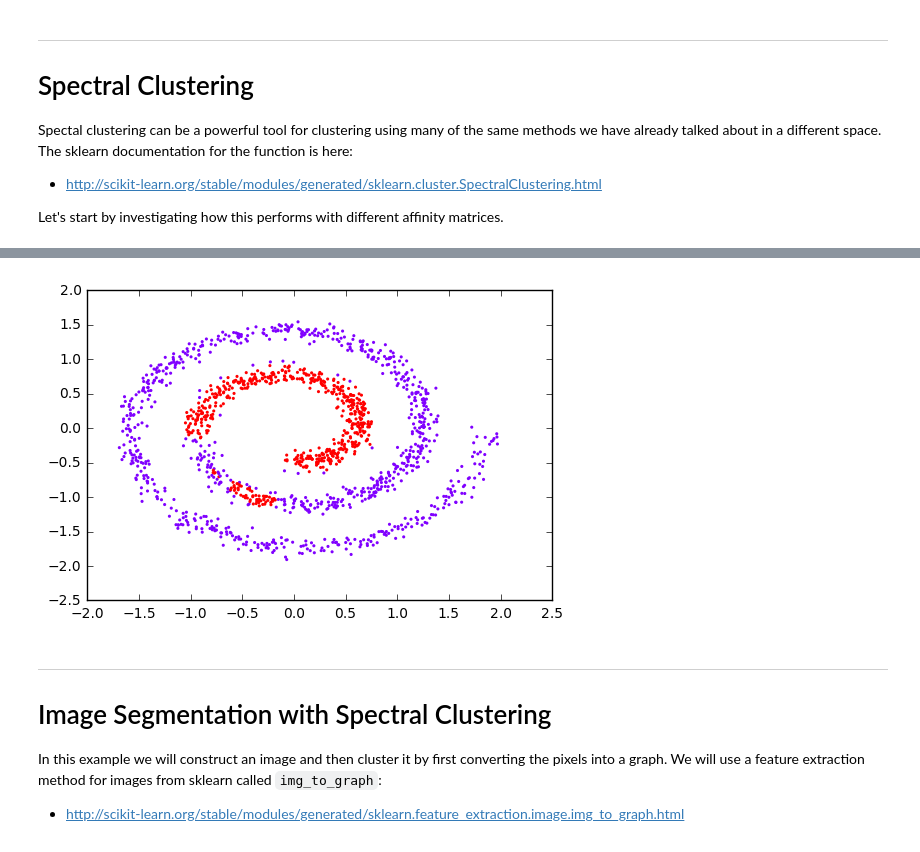
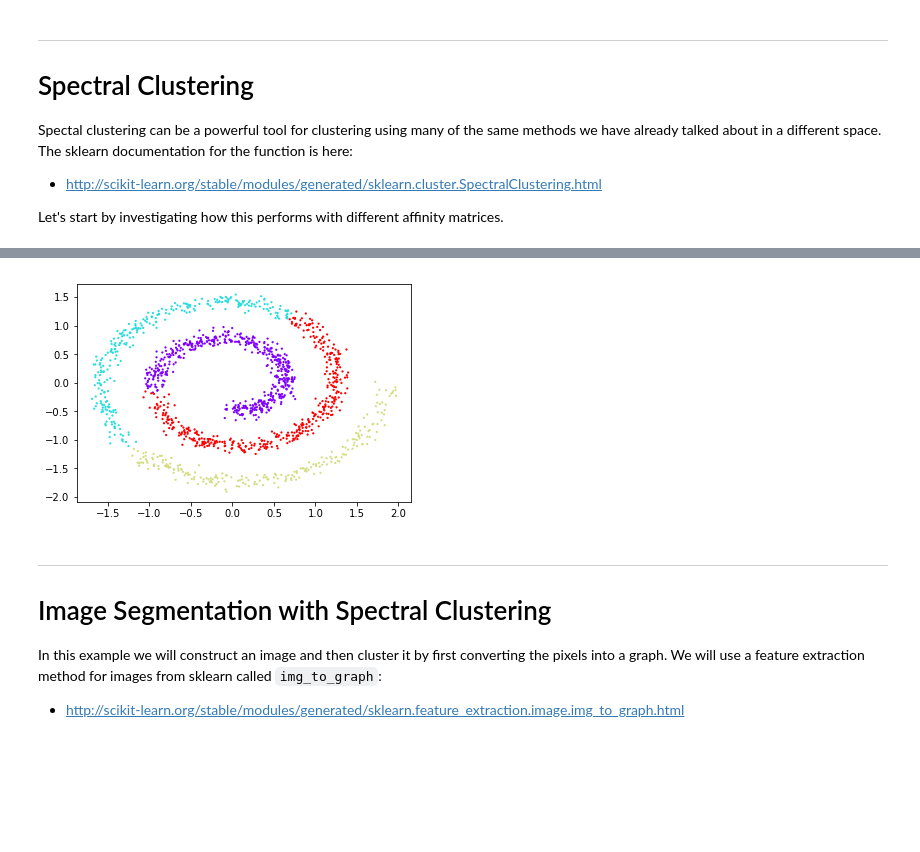
Before and after one commit to eclarson/DataMiningNotebooks, a Jupyter notebook: 11. More Clustering.ipynb, the cells around one changed output, grey strips where cells are left out. Cells and saved outputs as stored; diff of their text form; code cells hidden in the pictures; blank space fills up the shorter version.

```diff
--- a/11. More Clustering.ipynb
+++ b/11. More Clustering.ipynb
@@ -241,22 +245,22 @@ plt.show()
 # %%
 from sklearn.metrics.pairwise import pairwise_distances
 
 X = X2
-nclust = 2
+nclust = 4
 
 d = pairwise_distances(X, metric='euclidean')
 d = np.exp(- d**2 / (2.* 0.1**2)) # convert from euclidean distance to similarity
 # this is Eric's function, empirically it works
 
 spc = SpectralClustering(n_clusters=nclust, affinity = 'precomputed', eigen_solver = 'arpack')
 labels = spc.fit_predict(d)
 
 plt.scatter(X[:, 0], X[:, 1], c=labels,
                     cmap=plt.cm.rainbow, s=5, linewidths=0)
 
 plt.show()
 # %% [output]
-[figure, old version]
+[figure, new version]
 # %% [markdown]
 ___
 # Image Segmentation with Spectral Clustering
```
Also changed, not shown: parts of 16 cells of this notebook, 1 other file.
